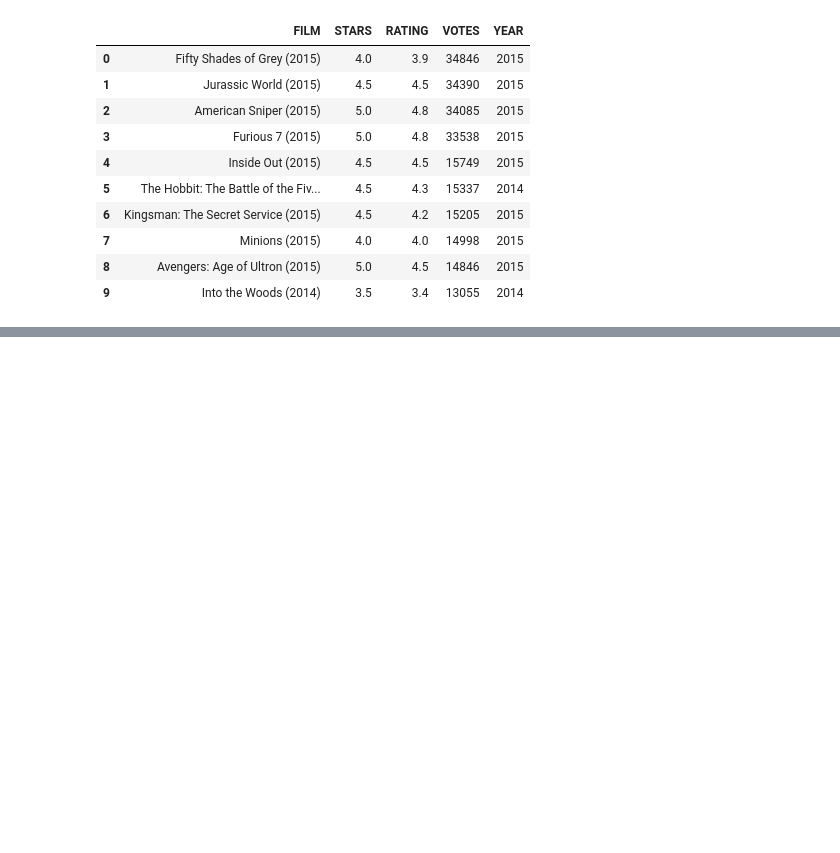
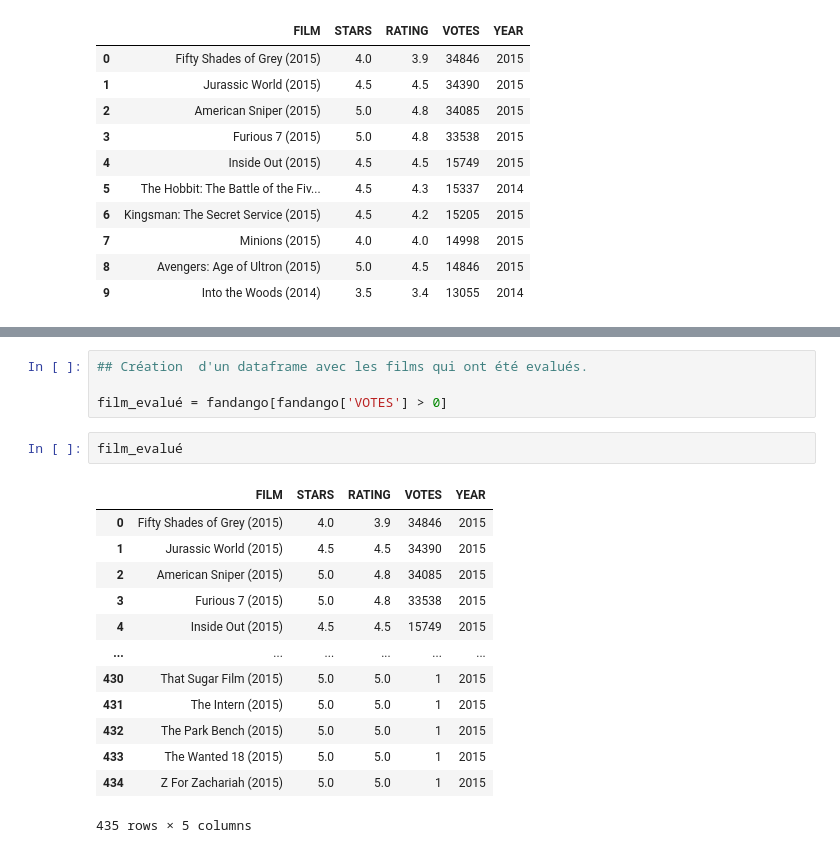
Before and after one commit to Mayandza/Projet, a Jupyter notebook: Projet_Fandango.ipynb, the cells around one changed output, grey strips where cells are left out. Cells and saved outputs as stored; diff of their text form; blank space fills up the shorter version.

```diff
--- a/Projet_Fandango.ipynb
+++ b/Projet_Fandango.ipynb
@@ -151,0 +168,20 @@ fandango.sort_values('VOTES',ascending=False)[:10]
+# %%
+## Création  d'un dataframe avec les films qui ont été evalués.
+
+film_evalué = fandango[fandango['VOTES'] > 0]
+# %%
+film_evalué
+# %% [output]
+|  | FILM | STARS | RATING | VOTES | YEAR |
+| 0 | Fifty Shades of Grey (2015) | 4.0 | 3.9 | 34846 | 2015 |
+| 1 | Jurassic World (2015) | 4.5 | 4.5 | 34390 | 2015 |
+| 2 | American Sniper (2015) | 5.0 | 4.8 | 34085 | 2015 |
+| 3 | Furious 7 (2015) | 5.0 | 4.8 | 33538 | 2015 |
+| 4 | Inside Out (2015) | 4.5 | 4.5 | 15749 | 2015 |
+| ... | ... | ... | ... | ... | ... |
+| 430 | That Sugar Film (2015) | 5.0 | 5.0 | 1 | 2015 |
+| 431 | The Intern (2015) | 5.0 | 5.0 | 1 | 2015 |
+| 432 | The Park Bench (2015) | 5.0 | 5.0 | 1 | 2015 |
+| 433 | The Wanted 18 (2015) | 5.0 | 5.0 | 1 | 2015 |
+| 434 | Z For Zachariah (2015) | 5.0 | 5.0 | 1 | 2015 |
+435 rows × 5 columns
```
Also changed, not shown: parts of 3 cells of this notebook.
